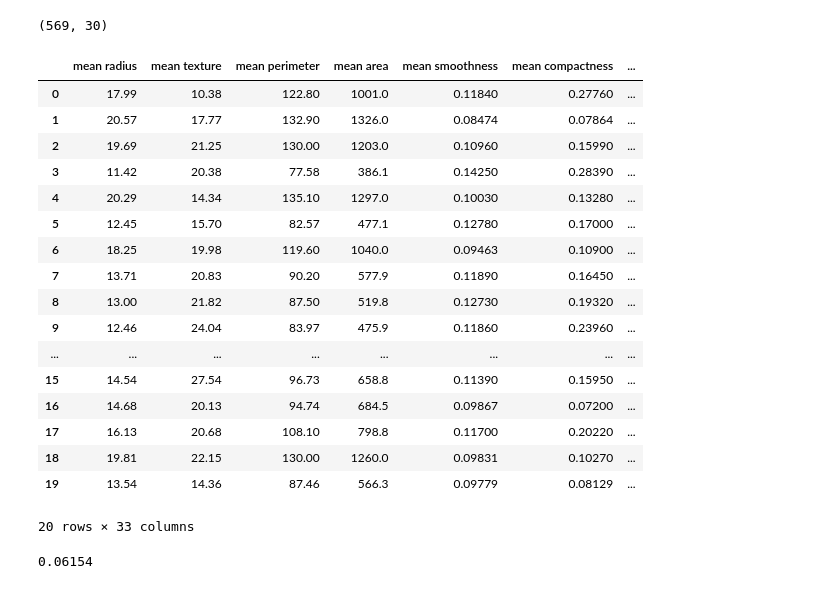
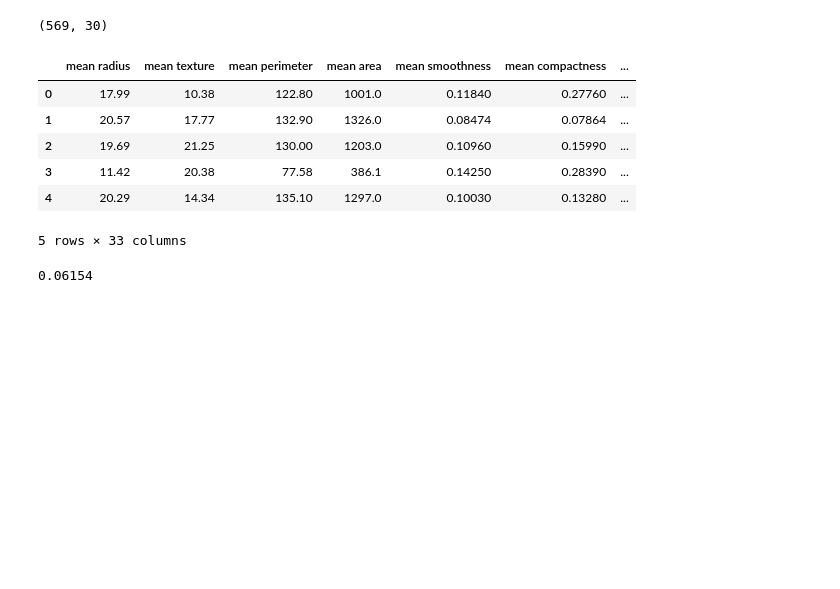
Before and after one commit to edwardcjohnson/prometheus, a Jupyter notebook: python/modeling/explore/notebooks/breast_cancer_eda.ipynb, the cells around one changed output. Drawn from its saved outputs; the diff is of its cells as text; code cells hidden in the pictures; blank space fills up the shorter version.

```diff
--- a/python/modeling/explore/notebooks/breast_cancer_eda.ipynb
+++ b/python/modeling/explore/notebooks/breast_cancer_eda.ipynb
@@ -137,28 +226,17 @@ def get_top_abs_correlations(df_numeric, n=5):
 # %%
 df = sklearn_data_to_pandas_df(breast_cancer)
 df['diagnosis'] = np.where(df['target']==0, 'malignant', 'benign')
 df['large mean concavity'] = np.where(df['mean concavity']>df['mean concavity'].median(), 'large', 'small')
 
-df.head(20)
+df.head(5)
 # %% [output]
 |  | mean radius | mean texture | mean perimeter | mean area | mean smoothness | mean compactness | ... |
 | 0 | 17.99 | 10.38 | 122.80 | 1001.0 | 0.11840 | 0.27760 | ... |
 | 1 | 20.57 | 17.77 | 132.90 | 1326.0 | 0.08474 | 0.07864 | ... |
 | 2 | 19.69 | 21.25 | 130.00 | 1203.0 | 0.10960 | 0.15990 | ... |
 | 3 | 11.42 | 20.38 | 77.58 | 386.1 | 0.14250 | 0.28390 | ... |
 | 4 | 20.29 | 14.34 | 135.10 | 1297.0 | 0.10030 | 0.13280 | ... |
-| 5 | 12.45 | 15.70 | 82.57 | 477.1 | 0.12780 | 0.17000 | ... |
-| 6 | 18.25 | 19.98 | 119.60 | 1040.0 | 0.09463 | 0.10900 | ... |
-| 7 | 13.71 | 20.83 | 90.20 | 577.9 | 0.11890 | 0.16450 | ... |
-| 8 | 13.00 | 21.82 | 87.50 | 519.8 | 0.12730 | 0.19320 | ... |
-| 9 | 12.46 | 24.04 | 83.97 | 475.9 | 0.11860 | 0.23960 | ... |
-| ... | ... | ... | ... | ... | ... | ... | ... |
-| 15 | 14.54 | 27.54 | 96.73 | 658.8 | 0.11390 | 0.15950 | ... |
-| 16 | 14.68 | 20.13 | 94.74 | 684.5 | 0.09867 | 0.07200 | ... |
-| 17 | 16.13 | 20.68 | 108.10 | 798.8 | 0.11700 | 0.20220 | ... |
-| 18 | 19.81 | 22.15 | 130.00 | 1260.0 | 0.09831 | 0.10270 | ... |
-| 19 | 13.54 | 14.36 | 87.46 | 566.3 | 0.09779 | 0.08129 | ... |
-20 rows × 33 columns
+5 rows × 33 columns
 # %%
 df['mean concavity'].median()
 # %% [output]
```
Also changed, not shown: parts of 21 cells of this notebook.
